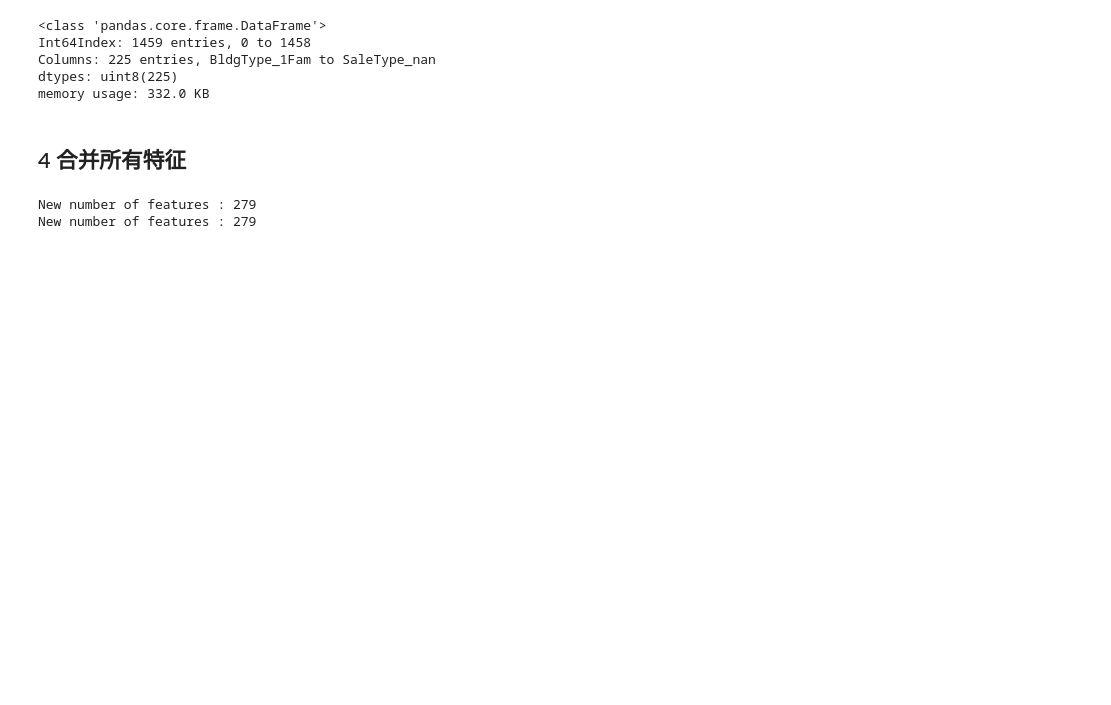
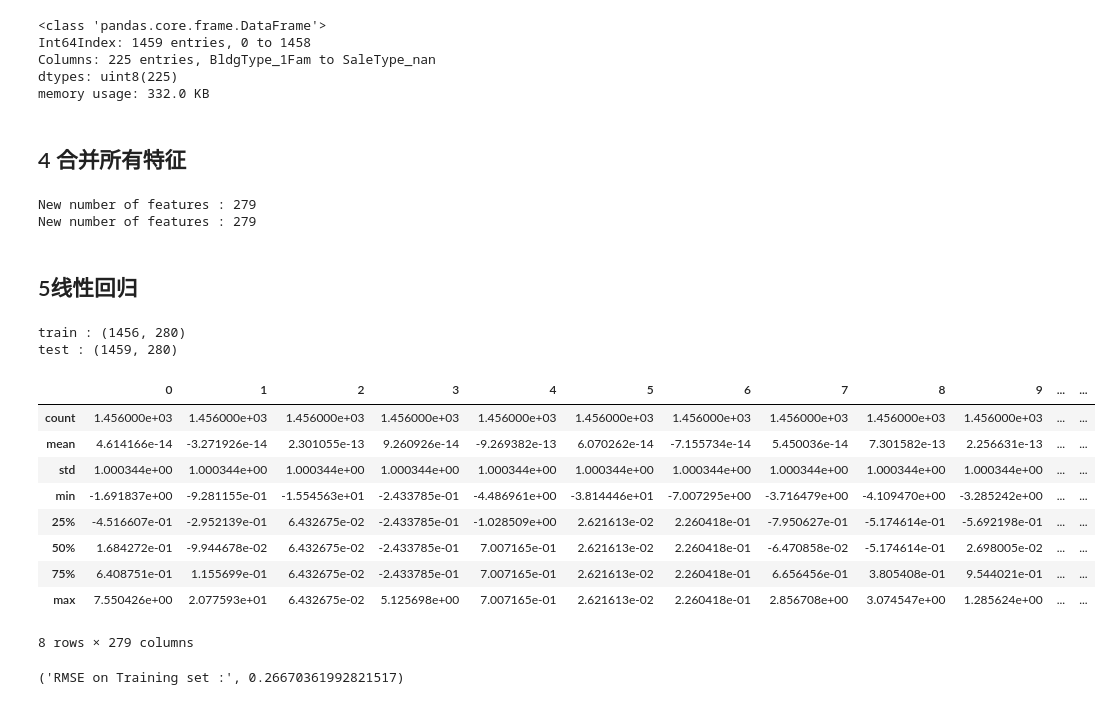
Before and after one commit to zhouzhiqi/homework, a Jupyter notebook: W1-周志齐-993735197.ipynb, the cells around one changed output. Saved outputs shown, nothing was run; the diff lists cells and outputs as text; code cells hidden in the pictures; blank space fills up the shorter version.

```diff
--- a/AmesHousePrice_FE.ipynb
+++ b/W1-周志齐-993735197.ipynb
@@ -605,3 +605,5 @@ FE_test.to_csv('AmesHouse_FE_test.csv', index=False)
 # %% [output]
 New number of features : 279
 New number of features : 279
+# %% [markdown]
+## 5线性回归
@@ -607,0 +614,15 @@ New number of features : 279
+# %%
+train = pd.read_csv("AmesHouse_FE_train.csv")
+print("train : " + str(train.shape))
+
+test = pd.read_csv("AmesHouse_FE_test.csv")
+print("test : " + str(test.shape))
+# %% [output]
+train : (1456, 280)
+test : (1459, 280)
+# %%
+y_train = train["SalePrice"]
+X_train = train.drop(['SalePrice'], axis = 1)
+
+test_Id = test['Id']
+X_test = test.drop(['Id'], axis = 1)
@@ -607,0 +635,25 @@ New number of features : 279
+# %%
+X_train.describe()
+# %% [output]
+|  | 0 | 1 | 2 | 3 | 4 | 5 | 6 | 7 | 8 | 9 | ... | ... |
+| count | 1.456000e+03 | 1.456000e+03 | 1.456000e+03 | 1.456000e+03 | 1.456000e+03 | 1.456000e+03 | 1.456000e+03 | 1.456000e+03 | 1.456000e+03 | 1.456000e+03 | ... | ... |
+| mean | 4.614166e-14 | -3.271926e-14 | 2.301055e-13 | 9.260926e-14 | -9.269382e-13 | 6.070262e-14 | -7.155734e-14 | 5.450036e-14 | 7.301582e-13 | 2.256631e-13 | ... | ... |
+| std | 1.000344e+00 | 1.000344e+00 | 1.000344e+00 | 1.000344e+00 | 1.000344e+00 | 1.000344e+00 | 1.000344e+00 | 1.000344e+00 | 1.000344e+00 | 1.000344e+00 | ... | ... |
+| min | -1.691837e+00 | -9.281155e-01 | -1.554563e+01 | -2.433785e-01 | -4.486961e+00 | -3.814446e+01 | -7.007295e+00 | -3.716479e+00 | -4.109470e+00 | -3.285242e+00 | ... | ... |
+| 25% | -4.516607e-01 | -2.952139e-01 | 6.432675e-02 | -2.433785e-01 | -1.028509e+00 | 2.621613e-02 | 2.260418e-01 | -7.950627e-01 | -5.174614e-01 | -5.692198e-01 | ... | ... |
+| 50% | 1.684272e-01 | -9.944678e-02 | 6.432675e-02 | -2.433785e-01 | 7.007165e-01 | 2.621613e-02 | 2.260418e-01 | -6.470858e-02 | -5.174614e-01 | 2.698005e-02 | ... | ... |
+| 75% | 6.408751e-01 | 1.155699e-01 | 6.432675e-02 | -2.433785e-01 | 7.007165e-01 | 2.621613e-02 | 2.260418e-01 | 6.656456e-01 | 3.805408e-01 | 9.544021e-01 | ... | ... |
+| max | 7.550426e+00 | 2.077593e+01 | 6.432675e-02 | 5.125698e+00 | 7.007165e-01 | 2.621613e-02 | 2.260418e-01 | 2.856708e+00 | 3.074547e+00 | 1.285624e+00 | ... | ... |
+8 rows × 279 columns
+# %%
+lr = LinearRegression()
+
+lr.fit(X_train, y_train)
+
+y_train_pred = lr.predict(X_train)
+
+rmse_train = np.sqrt(mean_squared_error(y_train,y_train_pred))
+
+print("RMSE on Training set :", rmse_train)
+# %% [output]
+('RMSE on Training set :', 0.26670361992821517)
```
Also changed, not shown: parts of 7 cells of this notebook, 3 other files.
